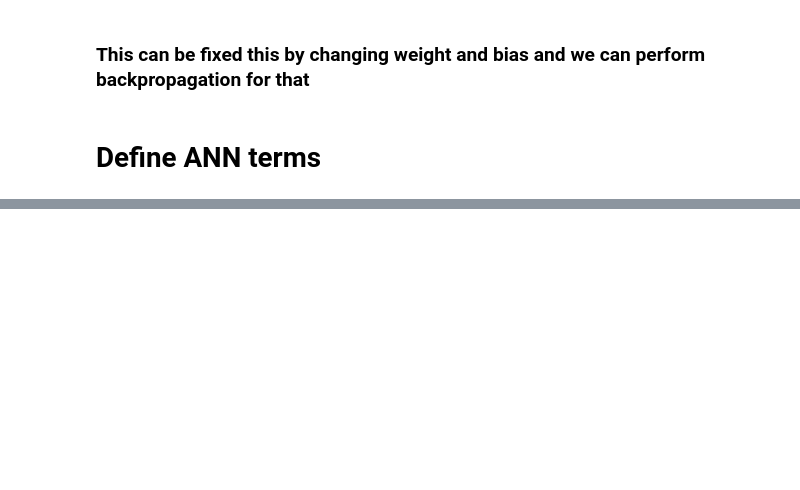
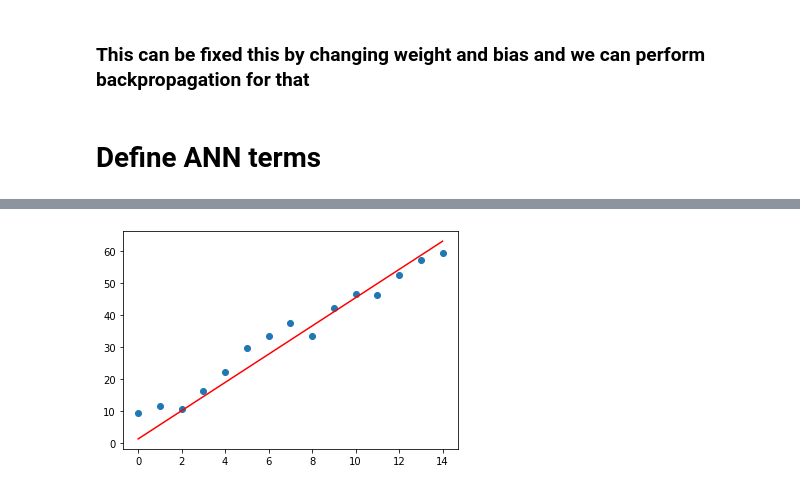
Before and after one commit to datav94/ai-caie-research, a Jupyter notebook: 1.0 Linear Regression using tensorflow.ipynb, the cells around one changed output, grey strips where cells are left out. Drawn from its saved outputs; the diff is of its cells as text; code cells hidden in the pictures; blank space fills up the shorter version.

```diff
--- a/1.0 Linear Regression using tensorflow.ipynb
+++ b/1.0 Linear Regression using tensorflow.ipynb
@@ -57,0 +114,6 @@ plt.show()
+# %%
+plt.scatter(x,y)
+plt.plot(w*x+b, color='r')
+plt.show()
+# %% [output]
+[figure, added]
```
Also changed, not shown: parts of 16 cells of this notebook, 2 other files.
